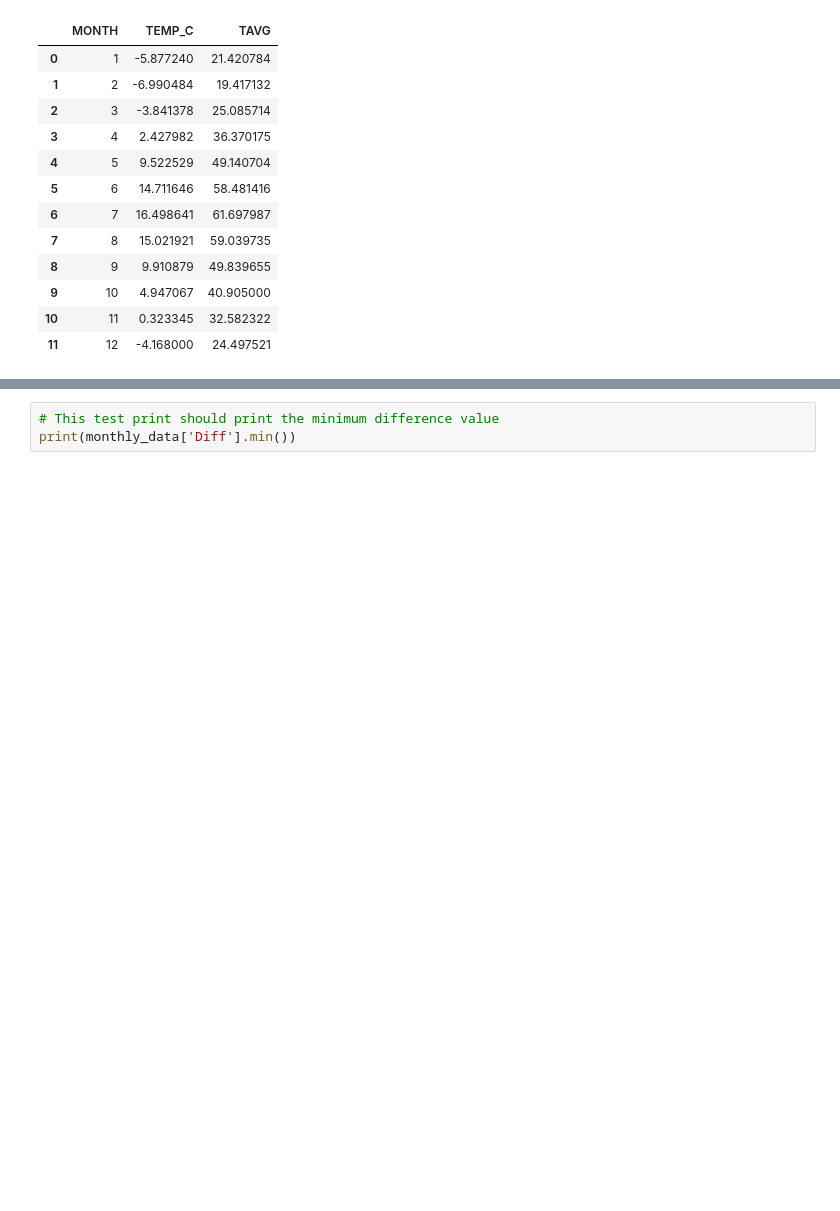
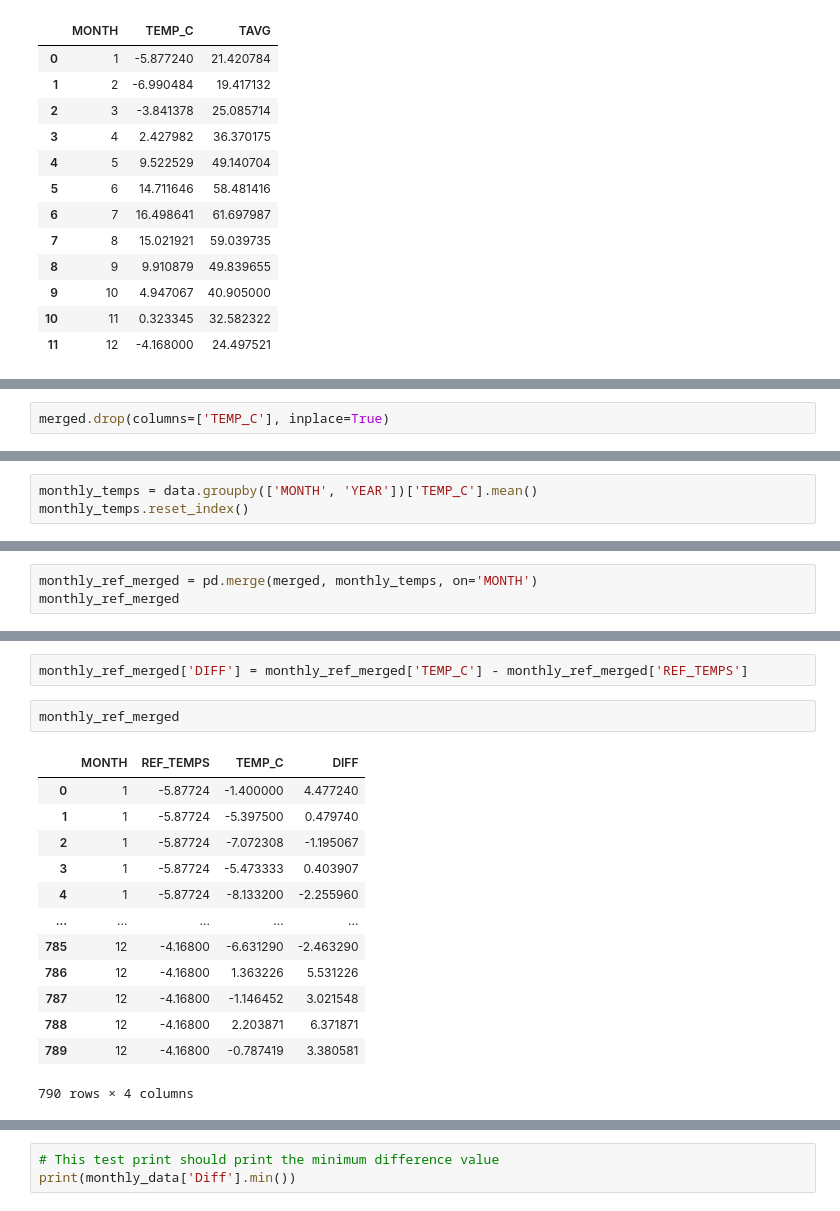
Before and after one commit to FinnP0611/Exercise-6-Finn, a Jupyter notebook: Exercise-6-problems-1-3.ipynb, the cells around one changed output, grey strips where cells are left out. Saved outputs shown, nothing was run; the diff lists cells and outputs as text; blank space fills up the shorter version.

```diff
--- a/Exercise-6-problems-1-3.ipynb
+++ b/Exercise-6-problems-1-3.ipynb
@@ -340,0 +374,2 @@ reference_temps
+# %%
+merged.drop(columns=['TEMP_C'], inplace=True)
@@ -340,0 +408,3 @@ reference_temps
+# %%
+monthly_temps = data.groupby(['MONTH', 'YEAR'])['TEMP_C'].mean()
+monthly_temps.reset_index()
@@ -340,0 +425,3 @@ reference_temps
+# %%
+monthly_ref_merged = pd.merge(merged, monthly_temps, on='MONTH')
+monthly_ref_merged
@@ -341,3 +442,21 @@ reference_temps
+# %%
+monthly_ref_merged['DIFF'] = monthly_ref_merged['TEMP_C'] - monthly_ref_merged['REF_TEMPS']
+# %%
+monthly_ref_merged
+# %% [output]
+|  | MONTH | REF_TEMPS | TEMP_C | DIFF |
+| 0 | 1 | -5.87724 | -1.400000 | 4.477240 |
+| 1 | 1 | -5.87724 | -5.397500 | 0.479740 |
+| 2 | 1 | -5.87724 | -7.072308 | -1.195067 |
+| 3 | 1 | -5.87724 | -5.473333 | 0.403907 |
+| 4 | 1 | -5.87724 | -8.133200 | -2.255960 |
+| ... | ... | ... | ... | ... |
+| 785 | 12 | -4.16800 | -6.631290 | -2.463290 |
+| 786 | 12 | -4.16800 | 1.363226 | 5.531226 |
+| 787 | 12 | -4.16800 | -1.146452 | 3.021548 |
+| 788 | 12 | -4.16800 | 2.203871 | 6.371871 |
+| 789 | 12 | -4.16800 | -0.787419 | 3.380581 |
+790 rows × 4 columns
 # %%
 # Let's confirm that we have the data
 print(monthly_data.head())
```
Also changed, not shown: parts of 17 cells of this notebook.
